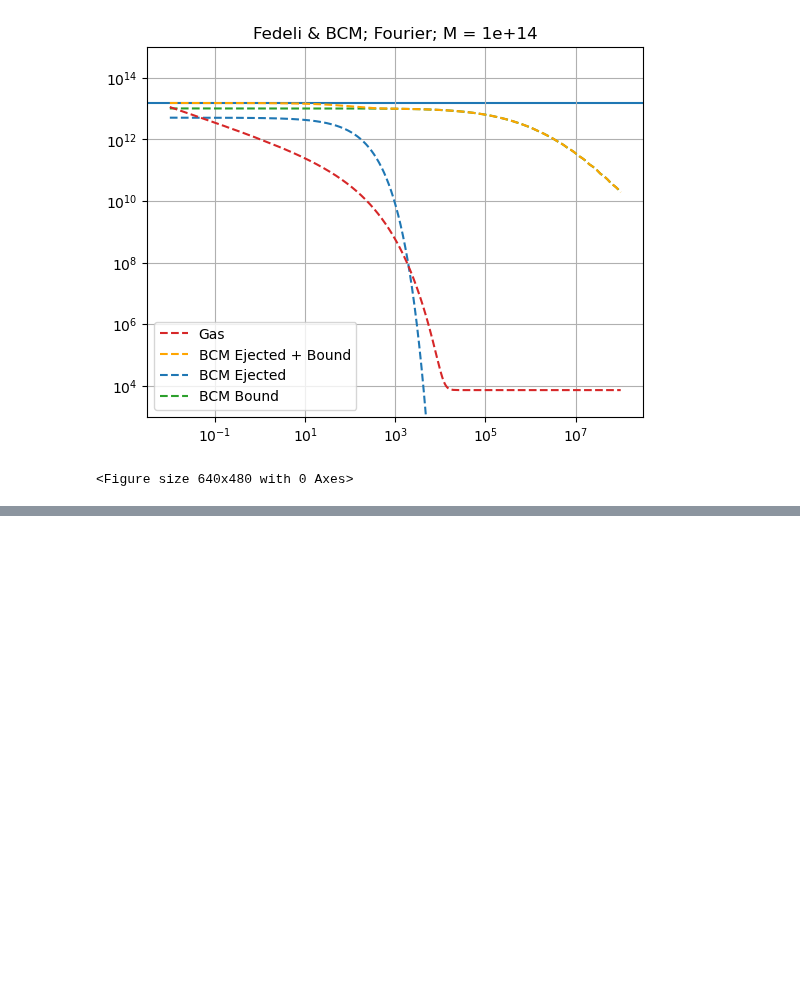
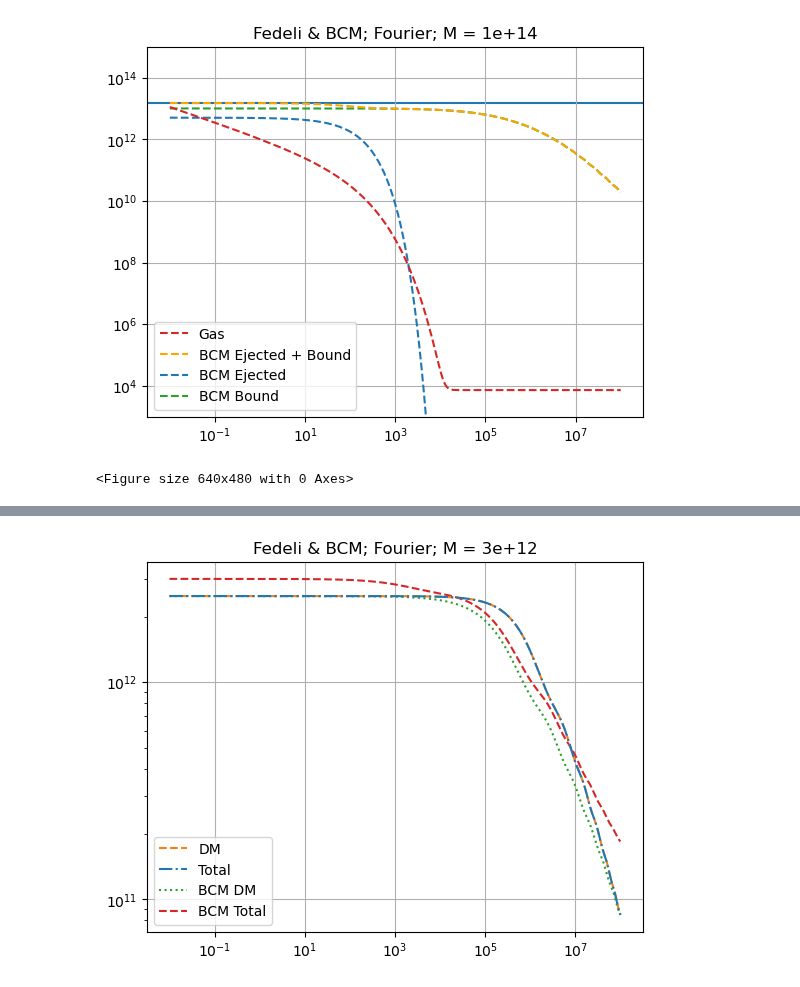
Before and after one commit to Catherine-Lambe/Oxford-Internship-Practices, a Jupyter notebook: Fedeli_2014/Fedeli_model_implement1_080824.ipynb, the cells around one changed output, grey strips where cells are left out. Saved outputs shown, nothing was run; the diff lists cells and outputs as text; code cells hidden in the pictures; blank space fills up the shorter version.

```diff
--- a/Fedeli_2014/Fedeli_model_implement1_080824.ipynb
+++ b/Fedeli_2014/Fedeli_model_implement1_080824.ipynb
@@ -747,0 +768,17 @@ for i, mass in enumerate(trial_M):
+# %%
+colours = ['tab:blue', 'tab:orange', 'tab:green', 'tab:red'] #['r', 'g', 'b', 'k']
+ylim_plot = []
+for i, mass in enumerate(trial_M):
+    plt.plot(trial_r, trial_dm_fourier[i], '--', color=colours[1], label='DM', zorder=8);
+    plt.plot(trial_r, trial_sum_fourier[i], '-.', color=colours[0], zorder=9, label='Total');
+
+    plt.plot(trial_r, cdm_fourier[i], ':', color=colours[2], zorder=4, label='BCM DM');
+    plt.plot(trial_r, bcm_fourier[i], '--', color=colours[3], zorder=5, label='BCM Total');
+    plt.legend(loc='best')
+    plt.grid(True)
+    plt.xscale('log')
+    plt.yscale('log')
+    plt.title(f'Fedeli & BCM; Fourier; M = {mass:.1g}');
+    plt.figure();
+# %% [output]
+[figure, added]
```
Also changed, not shown: parts of 1 cell of this notebook.
